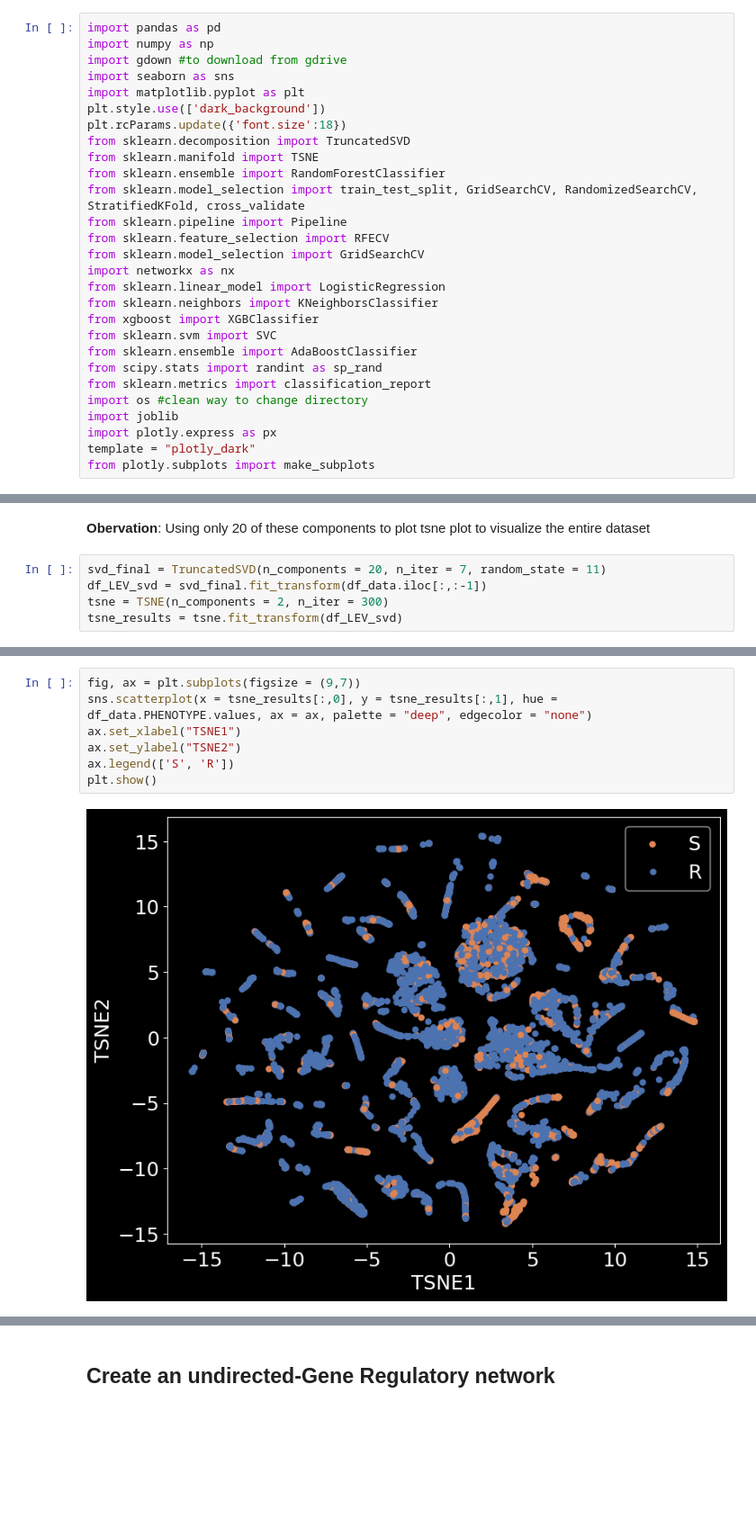
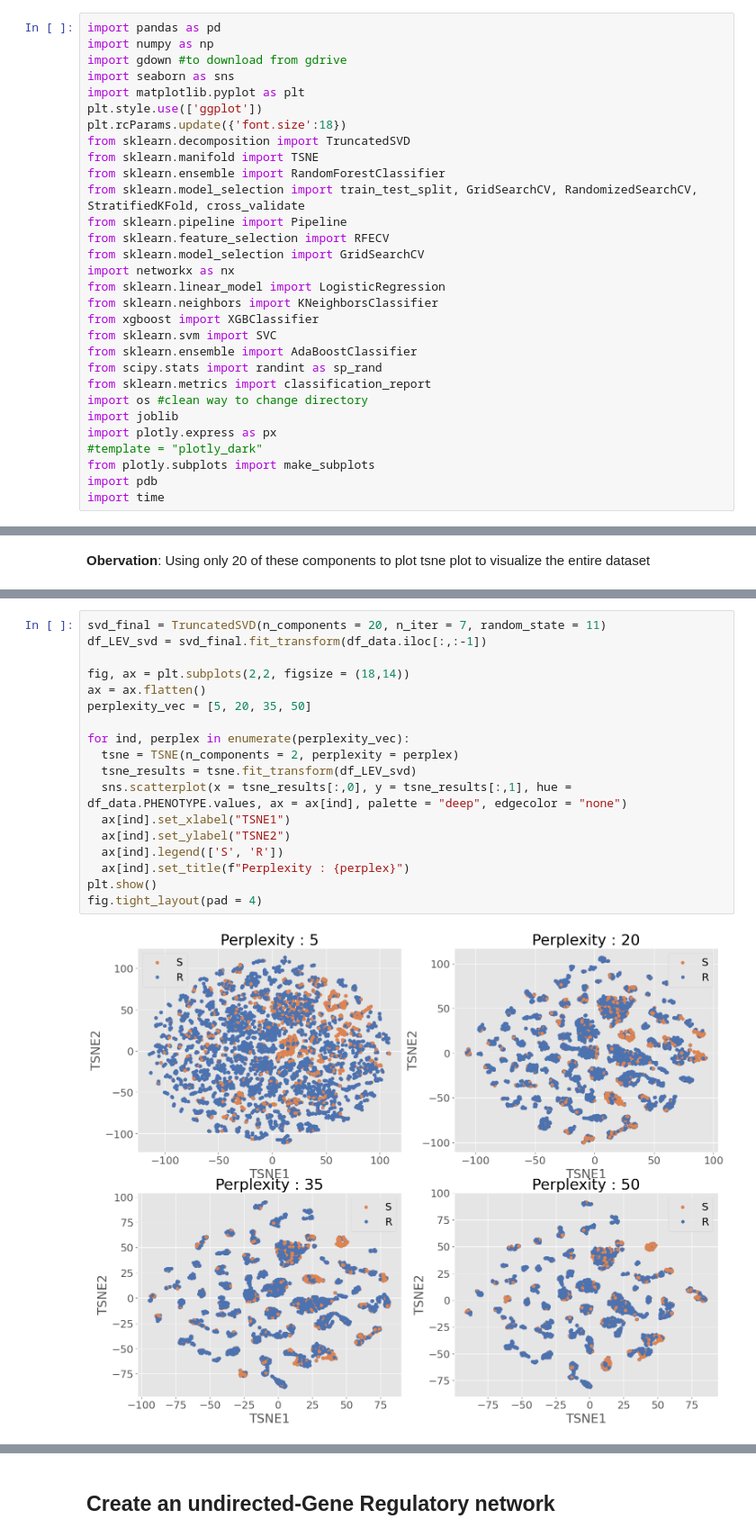
Before and after one commit to VinylBr/DeepLearningvsML_TBResistancePrediction, a Jupyter notebook: Project_184026002.ipynb, the cells around one changed output, grey strips where cells are left out. Shown at 90% size. Saved outputs shown, nothing was run; the diff lists cells and outputs as text; blank space fills up the shorter version.

```diff
--- a/Project_184026002.ipynb
+++ b/Project_184026002.ipynb
@@ -12,7 +12,7 @@ import numpy as np
 import gdown #to download from gdrive
 import seaborn as sns
 import matplotlib.pyplot as plt
-plt.style.use(['dark_background'])
+plt.style.use(['ggplot'])
 plt.rcParams.update({'font.size':18})
 from sklearn.decomposition import TruncatedSVD
 from sklearn.manifold import TSNE
@@ -32,8 +32,10 @@ from sklearn.metrics import classification_report
 import os #clean way to change directory
 import joblib
 import plotly.express as px
-template = "plotly_dark"
+#template = "plotly_dark"
 from plotly.subplots import make_subplots
+import pdb
+import time
 # %% [markdown]
 # Upload Datasets
 ----
@@ -443,8 +443,3 @@ plt.show()
 # %% [markdown]
 **Obervation**:
 Using only 20 of these components to plot tsne plot to visualize the entire dataset
-# %%
-svd_final = TruncatedSVD(n_components = 20, n_iter = 7, random_state = 11)
-df_LEV_svd = svd_final.fit_transform(df_data.iloc[:,:-1])
-tsne = TSNE(n_components = 2, n_iter = 300)
-tsne_results = tsne.fit_transform(df_LEV_svd)
@@ -451,9 +449,20 @@ tsne_results = tsne.fit_transform(df_LEV_svd)
 # %%
-fig, ax = plt.subplots(figsize = (9,7))
-sns.scatterplot(x = tsne_results[:,0], y = tsne_results[:,1], hue = df_data.PHENOTYPE.values, ax = ax, palette = "deep", edgecolor = "none")
-ax.set_xlabel("TSNE1")
-ax.set_ylabel("TSNE2")
-ax.legend(['S', 'R'])
+svd_final = TruncatedSVD(n_components = 20, n_iter = 7, random_state = 11)
+df_LEV_svd = svd_final.fit_transform(df_data.iloc[:,:-1])
+
+fig, ax = plt.subplots(2,2, figsize = (18,14))
+ax = ax.flatten()
+perplexity_vec = [5, 20, 35, 50]
+
+for ind, perplex in enumerate(perplexity_vec):
+  tsne = TSNE(n_components = 2, perplexity = perplex)
+  tsne_results = tsne.fit_transform(df_LEV_svd)
+  sns.scatterplot(x = tsne_results[:,0], y = tsne_results[:,1], hue = df_data.PHENOTYPE.values, ax = ax[ind], palette = "deep", edgecolor = "none")
+  ax[ind].set_xlabel("TSNE1")
+  ax[ind].set_ylabel("TSNE2")
+  ax[ind].legend(['S', 'R'])
+  ax[ind].set_title(f"Perplexity : {perplex}")
 plt.show()
+fig.tight_layout(pad = 4)
 # %% [output]
-[figure, old version]
+[figure, new version]
```
Also changed, not shown: parts of 91 cells of this notebook.
